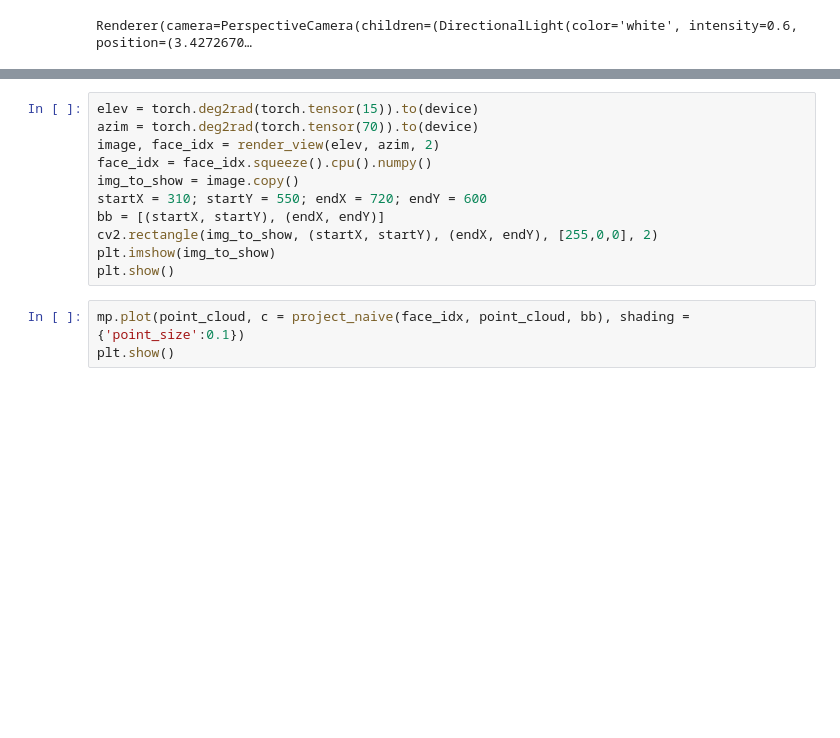
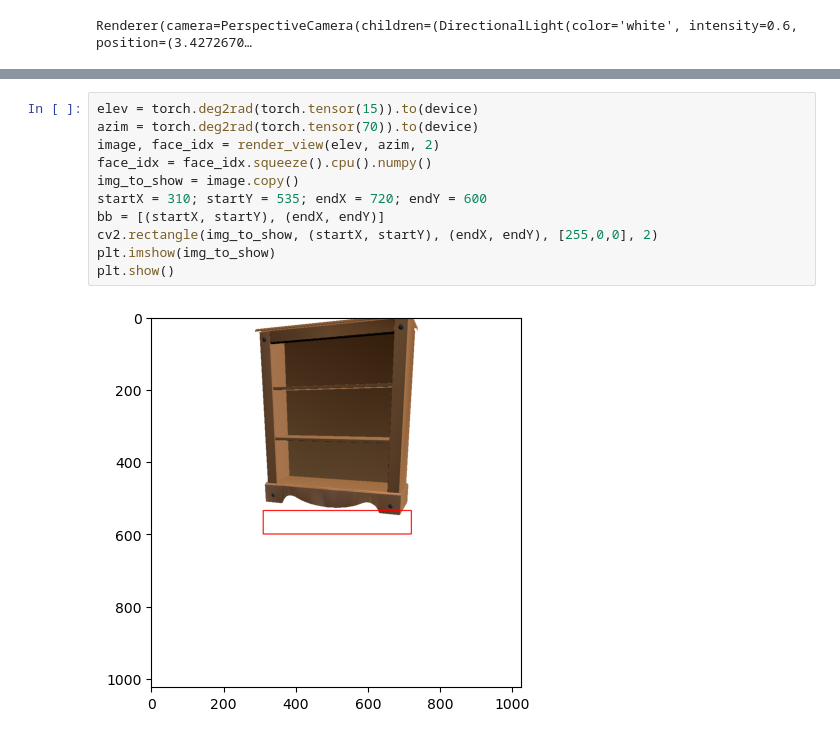
Before and after one commit to n-khalil/SATR-tests, a Jupyter notebook: project_back.ipynb, the cells around one changed output, grey strips where cells are left out. Cells and saved outputs as stored; diff of their text form; blank space fills up the shorter version.

```diff
--- a/project_back.ipynb
+++ b/project_back.ipynb
@@ -372,14 +368,13 @@ plt.show()
 # %%
 elev = torch.deg2rad(torch.tensor(15)).to(device)
 azim = torch.deg2rad(torch.tensor(70)).to(device)
 image, face_idx = render_view(elev, azim, 2)
 face_idx = face_idx.squeeze().cpu().numpy()
 img_to_show = image.copy()
-startX = 310; startY = 550; endX = 720; endY = 600
+startX = 310; startY = 535; endX = 720; endY = 600
 bb = [(startX, startY), (endX, endY)]
 cv2.rectangle(img_to_show, (startX, startY), (endX, endY), [255,0,0], 2)
 plt.imshow(img_to_show)
 plt.show()
+# %% [output]
+[figure, added]
-# %%
-mp.plot(point_cloud, c = project_naive(face_idx, point_cloud, bb), shading = {'point_size':0.1})
-plt.show()
```
Also changed, not shown: parts of 9 cells of this notebook.
